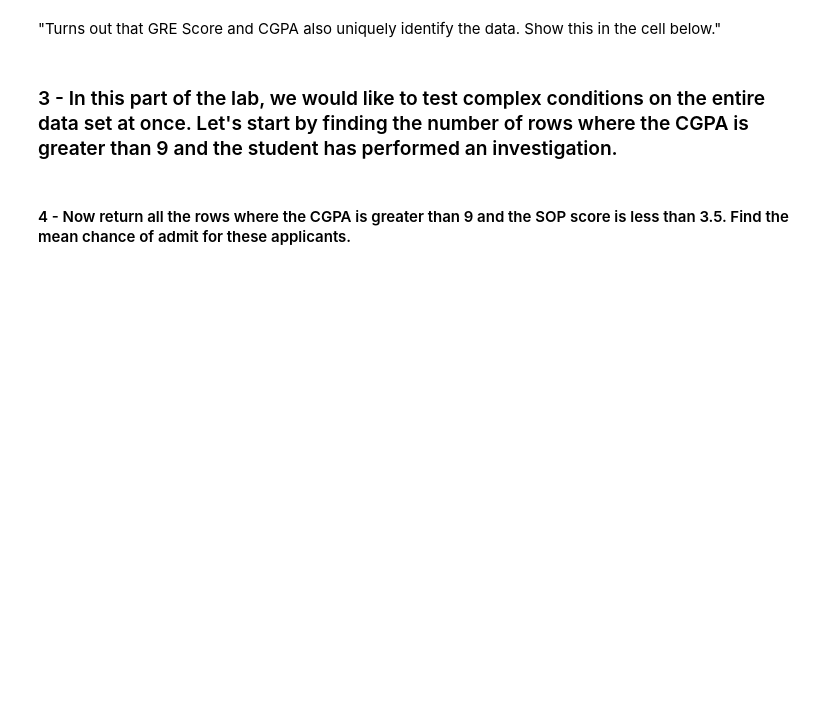
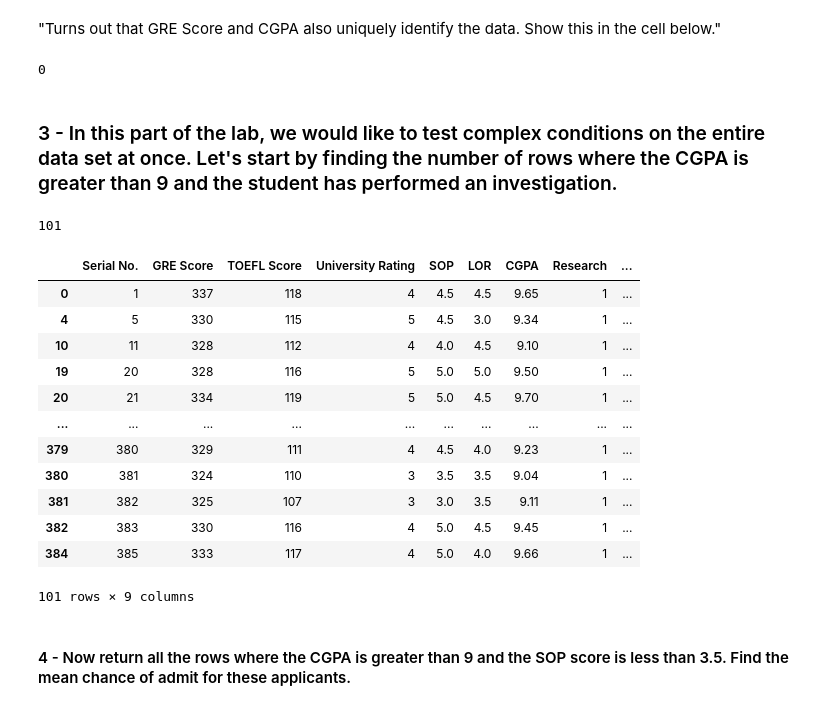
Before and after one commit to Ironhack-data-bcn-oct-2023/lab-pandas, a Jupyter notebook: your-code/pandas_1.ipynb, the cells around one changed output. Saved outputs shown, nothing was run; the diff lists cells and outputs as text; code cells hidden in the pictures; blank space fills up the shorter version.

```diff
--- a/your-code/pandas_1.ipynb
+++ b/your-code/pandas_1.ipynb
@@ -85,2 +299,4 @@ Let's evaluate the dataset by looking at the `head` function.
 # %% [markdown]
 ###  2 -  Interestingly, there is a column that uniquely identifies the applicants. This column is the serial number column. Instead of having our own index, we should make this column our index. Do this in the cell below. Keep the column in the dataframe in addition to making it an index.
+# %%
+admissions.set_index("Serial No.")
@@ -87,6 +318,32 @@ Let's evaluate the dataset by looking at the `head` function.
 # %% [markdown]
 "Turns out that GRE Score and CGPA also uniquely identify the data. Show this in the cell below."
+# %%
+admissions.duplicated(subset=["GRE Score","CGPA"]).sum()
+#by returning a 0, we see that the sum of all Trues (True when duplicated) is 0, meaning there are none
+# %% [output]
+0
 # %% [markdown]
 ### 3 - In this part of the lab, we would like to test complex conditions on the entire data set at once. Let's start by finding the number of rows where the CGPA is greater than 9 and the student has performed an investigation.
+# %%
+condition1_CGPAgreater9 = admissions["CGPA"] > 9
+condition2_stud_investig = admissions["Research"] == 1
+
+print(len(admissions[condition1_CGPAgreater9 & condition2_stud_investig]))
+admissions[condition1_CGPAgreater9 & condition2_stud_investig]
+# %% [output]
+101
+|  | Serial No. | GRE Score | TOEFL Score | University Rating | SOP | LOR | CGPA | Research | ... |
+| 0 | 1 | 337 | 118 | 4 | 4.5 | 4.5 | 9.65 | 1 | ... |
+| 4 | 5 | 330 | 115 | 5 | 4.5 | 3.0 | 9.34 | 1 | ... |
+| 10 | 11 | 328 | 112 | 4 | 4.0 | 4.5 | 9.10 | 1 | ... |
+| 19 | 20 | 328 | 116 | 5 | 5.0 | 5.0 | 9.50 | 1 | ... |
+| 20 | 21 | 334 | 119 | 5 | 5.0 | 4.5 | 9.70 | 1 | ... |
+| ... | ... | ... | ... | ... | ... | ... | ... | ... | ... |
+| 379 | 380 | 329 | 111 | 4 | 4.5 | 4.0 | 9.23 | 1 | ... |
+| 380 | 381 | 324 | 110 | 3 | 3.5 | 3.5 | 9.04 | 1 | ... |
+| 381 | 382 | 325 | 107 | 3 | 3.0 | 3.5 | 9.11 | 1 | ... |
+| 382 | 383 | 330 | 116 | 4 | 5.0 | 4.5 | 9.45 | 1 | ... |
+| 384 | 385 | 333 | 117 | 4 | 5.0 | 4.0 | 9.66 | 1 | ... |
+101 rows × 9 columns
 # %% [markdown]
 #### 4 - Now return all the rows where the CGPA is greater than 9 and the SOP score is less than 3.5. Find the mean chance of admit for these applicants.
```
Also changed, not shown: parts of 26 cells of this notebook.
